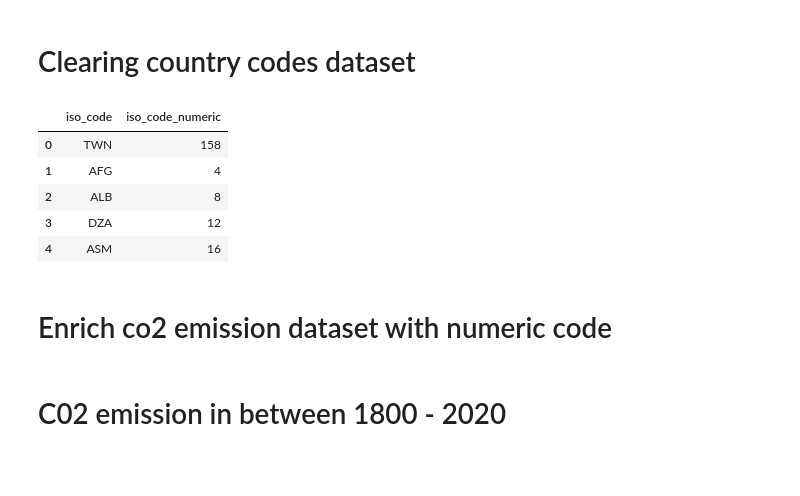
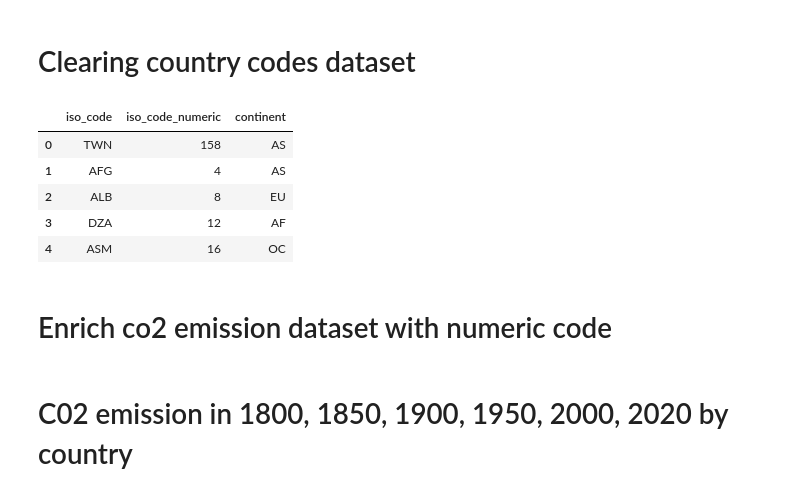
Before and after one commit to torczuk/earth-temperature-ml, a Jupyter notebook: source/co2-emission.ipynb, the cells around one changed output. Saved outputs shown, nothing was run; the diff lists cells and outputs as text; code cells hidden in the pictures; blank space fills up the shorter version.

```diff
--- a/source/UnderstandingWorldTemperature.ipynb
+++ b/source/co2-emission.ipynb
@@ -88,18 +103,18 @@ memory usage: 26.3+ MB
 # %%
 country_codes = country_codes.dropna(subset=['ISO3166-1-numeric'])
 country_codes = country_codes.astype({'ISO3166-1-numeric':'int'})
 country_codes
 
-country_iso_codes = country_codes.rename(columns = {'ISO3166-1-numeric': 'iso_code_numeric', 'ISO3166-1-Alpha-3': 'iso_code'})
-country_iso_codes = country_iso_codes[['iso_code', 'iso_code_numeric']]
+country_iso_codes = country_codes.rename(columns = {'ISO3166-1-numeric': 'iso_code_numeric', 'ISO3166-1-Alpha-3': 'iso_code', 'Sub-region Name': 'sub_region', 'Continent': 'continent'})
+country_iso_codes = country_iso_codes[['iso_code', 'iso_code_numeric', 'continent']]
 country_iso_codes.head(5)
 # %% [output]
-|  | iso_code | iso_code_numeric |
-| 0 | TWN | 158 |
-| 1 | AFG | 4 |
-| 2 | ALB | 8 |
-| 3 | DZA | 12 |
-| 4 | ASM | 16 |
+|  | iso_code | iso_code_numeric | continent |
+| 0 | TWN | 158 | AS |
+| 1 | AFG | 4 | AS |
+| 2 | ALB | 8 | EU |
+| 3 | DZA | 12 | AF |
+| 4 | ASM | 16 | OC |
 # %% [markdown]
 # Enrich co2 emission dataset with numeric code
 # %%
@@ -108,8 +121,8 @@ co2_emission.loc[co2_emission['iso_code']=='USA']
 world_co2_emission = pd.merge(left=co2_emission, right=country_iso_codes, on='iso_code', how='left')
 world_co2_emission = world_co2_emission.dropna(subset=['iso_code_numeric'])
 world_co2_emission = world_co2_emission.astype({'iso_code_numeric':'int'})
-# %% [markdown]
-# C02 emission in between 1800 - 2020
+# %% [markdown]
+# C02 emission in 1800, 1850, 1900, 1950, 2000, 2020 by country
 # %%
 import altair as alt
 import janitor
```
Also changed, not shown: parts of 4 cells of this notebook.
